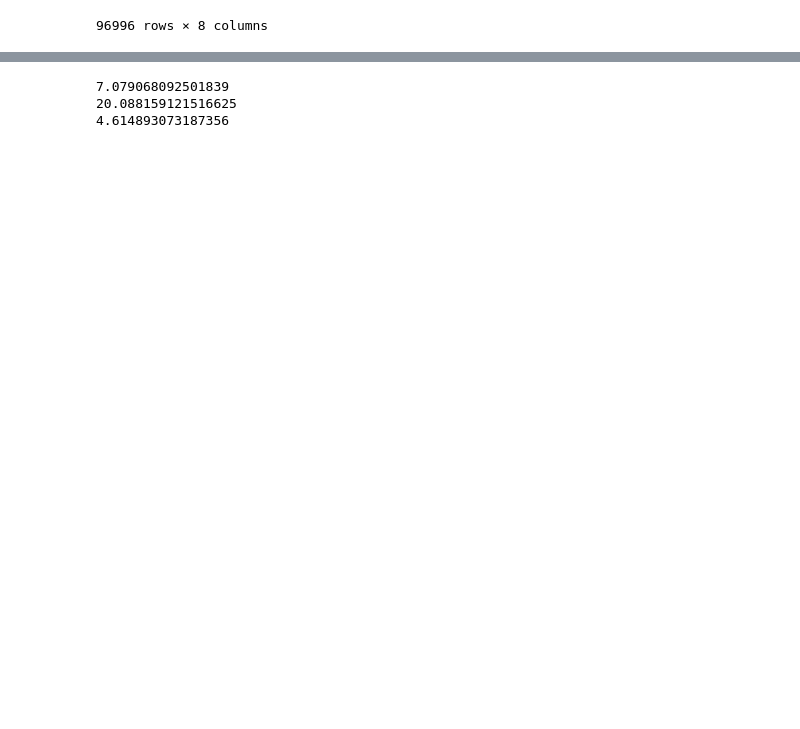
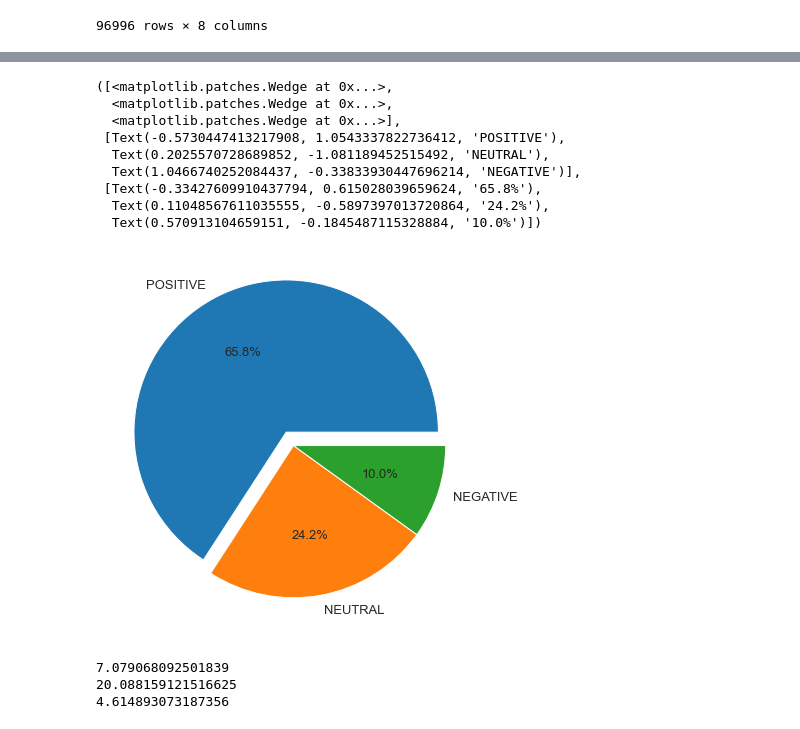
Before and after one commit to mazeltan/CZ4045-Assignment, a Jupyter notebook: EDA.ipynb, the cells around one changed output, grey strips where cells are left out. Saved outputs shown, nothing was run; the diff lists cells and outputs as text; code cells hidden in the pictures; blank space fills up the shorter version.

```diff
--- a/EDA.ipynb
+++ b/EDA.ipynb
@@ -77,3 +77,18 @@ sb.catplot(y = "label", data = df, kind = "count")
+# %%
+dflabels= df['label'].value_counts()
+plt.figure(figsize=(10, 7))
+plt.pie(dflabels.values, labels = dflabels.index, explode = (0.1, 0, 0), autopct='%1.1f%%', textprops={'fontsize': 13}, shadow=False)
+# %% [output]
+([<matplotlib.patches.Wedge at 0x...>,
+  <matplotlib.patches.Wedge at 0x...>,
+  <matplotlib.patches.Wedge at 0x...>],
+ [Text(-0.5730447413217908, 1.0543337822736412, 'POSITIVE'),
+  Text(0.2025570728689852, -1.081189452515492, 'NEUTRAL'),
+  Text(1.0466740252084437, -0.33833930447696214, 'NEGATIVE')],
+ [Text(-0.33427609910437794, 0.615028039659624, '65.8%'),
+  Text(0.11048567611035555, -0.5897397013720864, '24.2%'),
+  Text(0.570913104659151, -0.1845487115328884, '10.0%')])
+[figure, added]
 # %%
 # WORD-COUNT
 df['word_count'] = df['content'].apply(lambda x: len(str(x).split()))
```
Also changed, not shown: parts of 7 cells of this notebook, 2 other files.
